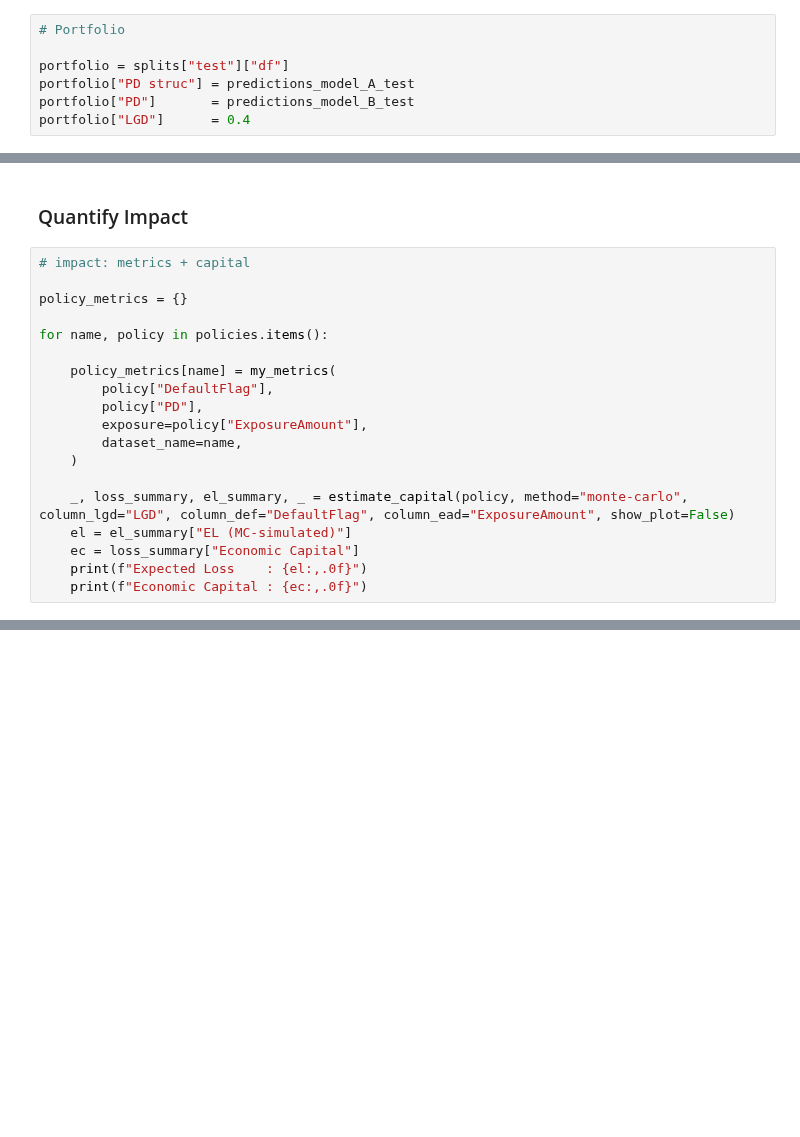
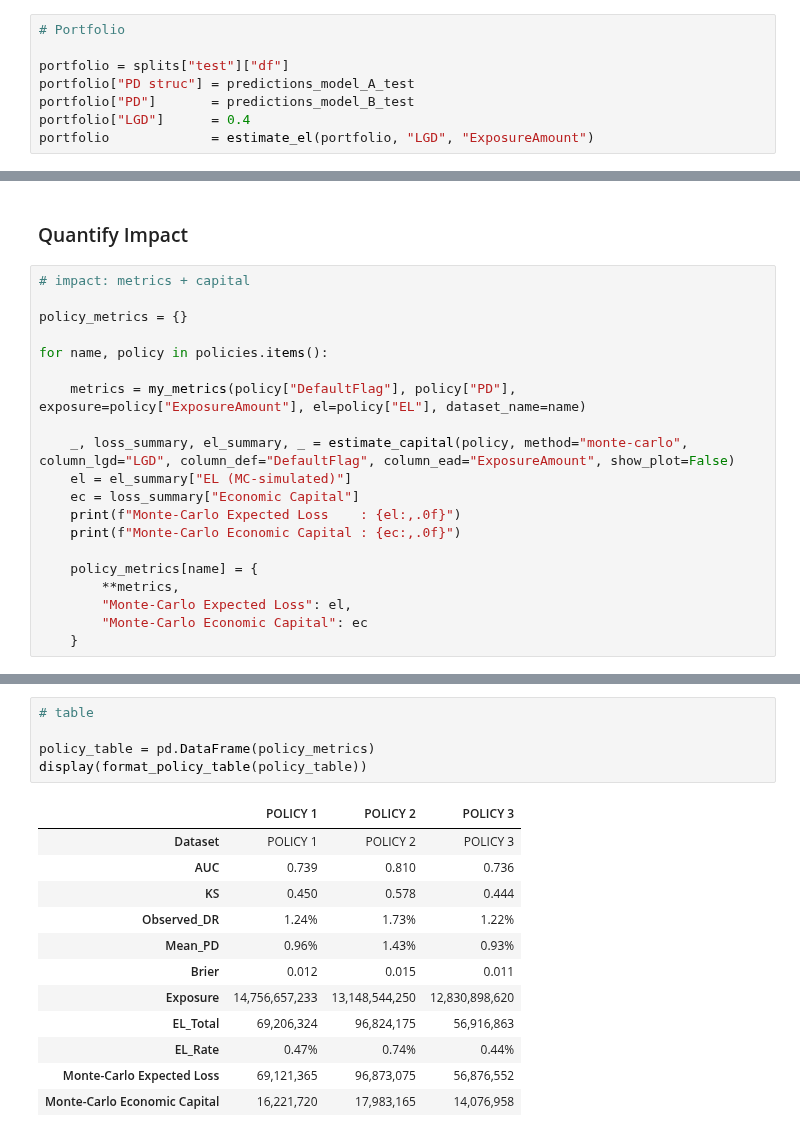
Before and after one commit to kostis2019/CASE-STUDY-MORTGAGES, a Jupyter notebook: Case-Study-Mortgages.ipynb, the cells around one changed output, grey strips where cells are left out. Saved outputs shown, nothing was run; the diff lists cells and outputs as text; blank space fills up the shorter version.

Commit message:
added policy impact table

```diff
--- a/Case-Study-Mortgages.ipynb
+++ b/Case-Study-Mortgages.ipynb
@@ -473,6 +474,7 @@ portfolio = splits["test"]["df"]
 portfolio["PD struc"] = predictions_model_A_test
 portfolio["PD"]       = predictions_model_B_test
 portfolio["LGD"]      = 0.4
+portfolio             = estimate_el(portfolio, "LGD", "ExposureAmount")
 # %%
 # Policy 1: PD based
 
@@ -498,18 +500,19 @@ policy_metrics = {}
 
 for name, policy in policies.items():
 
-    policy_metrics[name] = my_metrics(
-        policy["DefaultFlag"],
-        policy["PD"],
-        exposure=policy["ExposureAmount"],
-        dataset_name=name,
-    )
+    metrics = my_metrics(policy["DefaultFlag"], policy["PD"], exposure=policy["ExposureAmount"], el=policy["EL"], dataset_name=name)
 
     _, loss_summary, el_summary, _ = estimate_capital(policy, method="monte-carlo", column_lgd="LGD", column_def="DefaultFlag", column_ead="ExposureAmount", show_plot=False)
     el = el_summary["EL (MC-simulated)"]
     ec = loss_summary["Economic Capital"]
-    print(f"Expected Loss    : {el:,.0f}")
-    print(f"Economic Capital : {ec:,.0f}")
+    print(f"Monte-Carlo Expected Loss    : {el:,.0f}")
+    print(f"Monte-Carlo Economic Capital : {ec:,.0f}")
+
+    policy_metrics[name] = {
+        **metrics,
+        "Monte-Carlo Expected Loss": el,
+        "Monte-Carlo Economic Capital": ec
+    }
 # %% [output]
 ----------------------------------------
 POLICY 1
@@ -530,0 +534,18 @@ Economic Capital : 14,076,958
+# %%
+# table
+
+policy_table = pd.DataFrame(policy_metrics)
+display(format_policy_table(policy_table))
+# %% [output]
+|  | POLICY 1 | POLICY 2 | POLICY 3 |
+| Dataset | POLICY 1 | POLICY 2 | POLICY 3 |
+| AUC | 0.739 | 0.810 | 0.736 |
+| KS | 0.450 | 0.578 | 0.444 |
+| Observed_DR | 1.24% | 1.73% | 1.22% |
+| Mean_PD | 0.96% | 1.43% | 0.93% |
+| Brier | 0.012 | 0.015 | 0.011 |
+| Exposure | 14,756,657,233 | 13,148,544,250 | 12,830,898,620 |
+| EL_Total | 69,206,324 | 96,824,175 | 56,916,863 |
+| EL_Rate | 0.47% | 0.74% | 0.44% |
+| Monte-Carlo Expected Loss | 69,121,365 | 96,873,075 | 56,876,552 |
+| Monte-Carlo Economic Capital | 16,221,720 | 17,983,165 | 14,076,958 |
```
Also changed, not shown: parts of 2 cells of this notebook, 1 other file.
